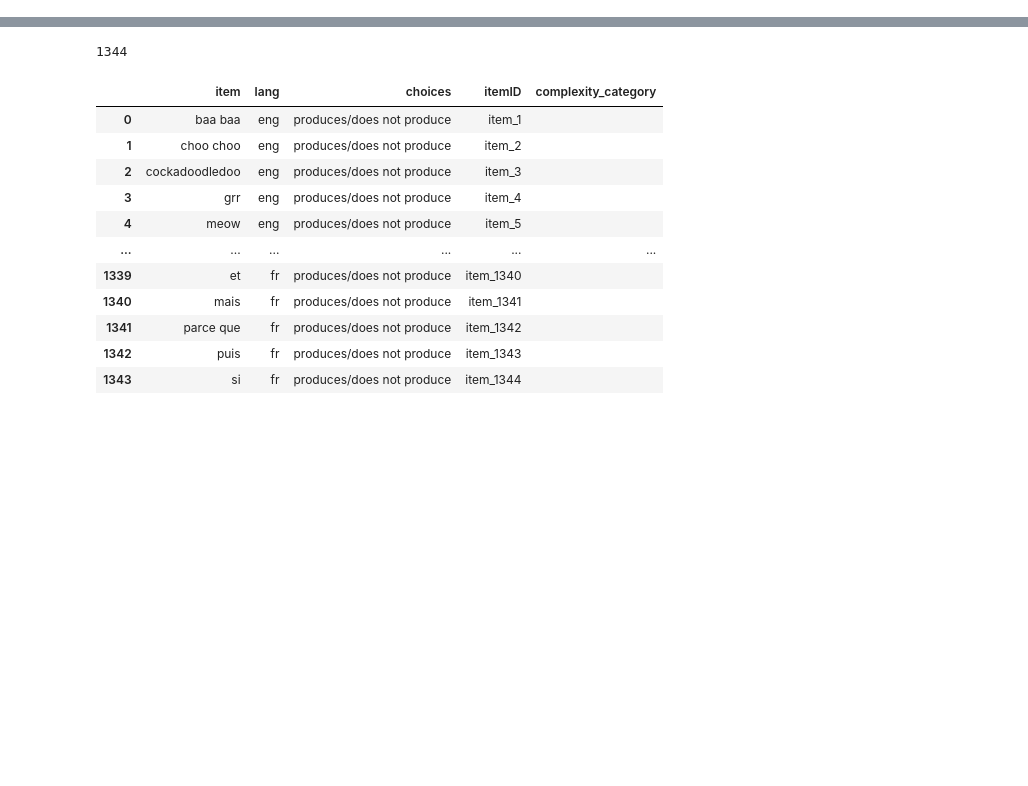
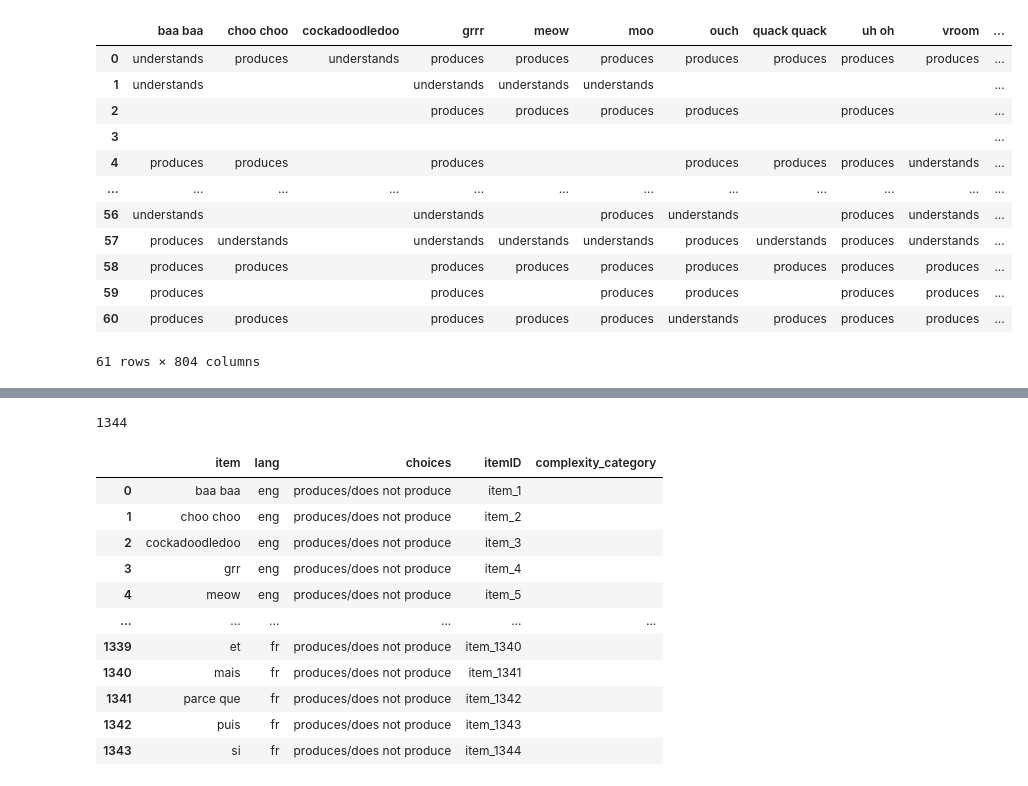
Before and after one commit to ningkko/Bilingualism_ChildASR, a Jupyter notebook: biling_data/french/converter.ipynb, the cells around one changed output, grey strips where cells are left out. Saved outputs shown, nothing was run; the diff lists cells and outputs as text; code cells hidden in the pictures; blank space fills up the shorter version.

```diff
--- a/biling_data/french/converter.ipynb
+++ b/biling_data/french/converter.ipynb
@@ -30,0 +120,35 @@ wave3
+# %%
+new_data = []
+first_row = []
+for name,data in data_comprehension_pruduction.transpose().iterrows():
+    combined_row = []
+    if "Unnamed" in name: ## the second row in a word
+        for x,y in zip(first_row, data):
+            if y and y!="no data entered":  ## says > understands, so if both "says" and "understands" == True, we record "says"
+                combined_row.append(y)
+            elif x:
+                combined_row.append(x)
+            else:
+                combined_row.append("")
+        new_data.append(combined_row)
+    else:
+        first_row = data
+
+items = [i for i in list(wave_raw.columns) if "Unnamed" not in i]
+new_data_comprehension_pruduction = pd.DataFrame(new_data,index=items)
+data_comprehension_pruduction = new_data_comprehension_pruduction.transpose()
+data_comprehension_pruduction
+# %% [output]
+|  | baa baa | choo choo | cockadoodledoo | grrr | meow | moo | ouch | quack quack | uh oh | vroom | ... |
+| 0 | understands | produces | understands | produces | produces | produces | produces | produces | produces | produces | ... |
+| 1 | understands |  |  | understands | understands | understands |  |  |  |  | ... |
+| 2 |  |  |  | produces | produces | produces | produces |  | produces |  | ... |
+| 3 |  |  |  |  |  |  |  |  |  |  | ... |
+| 4 | produces | produces |  | produces |  |  | produces | produces | produces | understands | ... |
+| ... | ... | ... | ... | ... | ... | ... | ... | ... | ... | ... | ... |
+| 56 | understands |  |  | understands |  | produces | understands |  | produces | understands | ... |
+| 57 | produces | understands |  | understands | understands | understands | produces | understands | produces | understands | ... |
+| 58 | produces | produces |  | produces | produces | produces | produces | produces | produces | produces | ... |
+| 59 | produces |  |  | produces |  | produces | produces |  | produces | produces | ... |
+| 60 | produces | produces |  | produces | produces | produces | understands | produces | produces | produces | ... |
+61 rows × 804 columns
```
Also changed, not shown: parts of 16 cells of this notebook, 9 other files.
